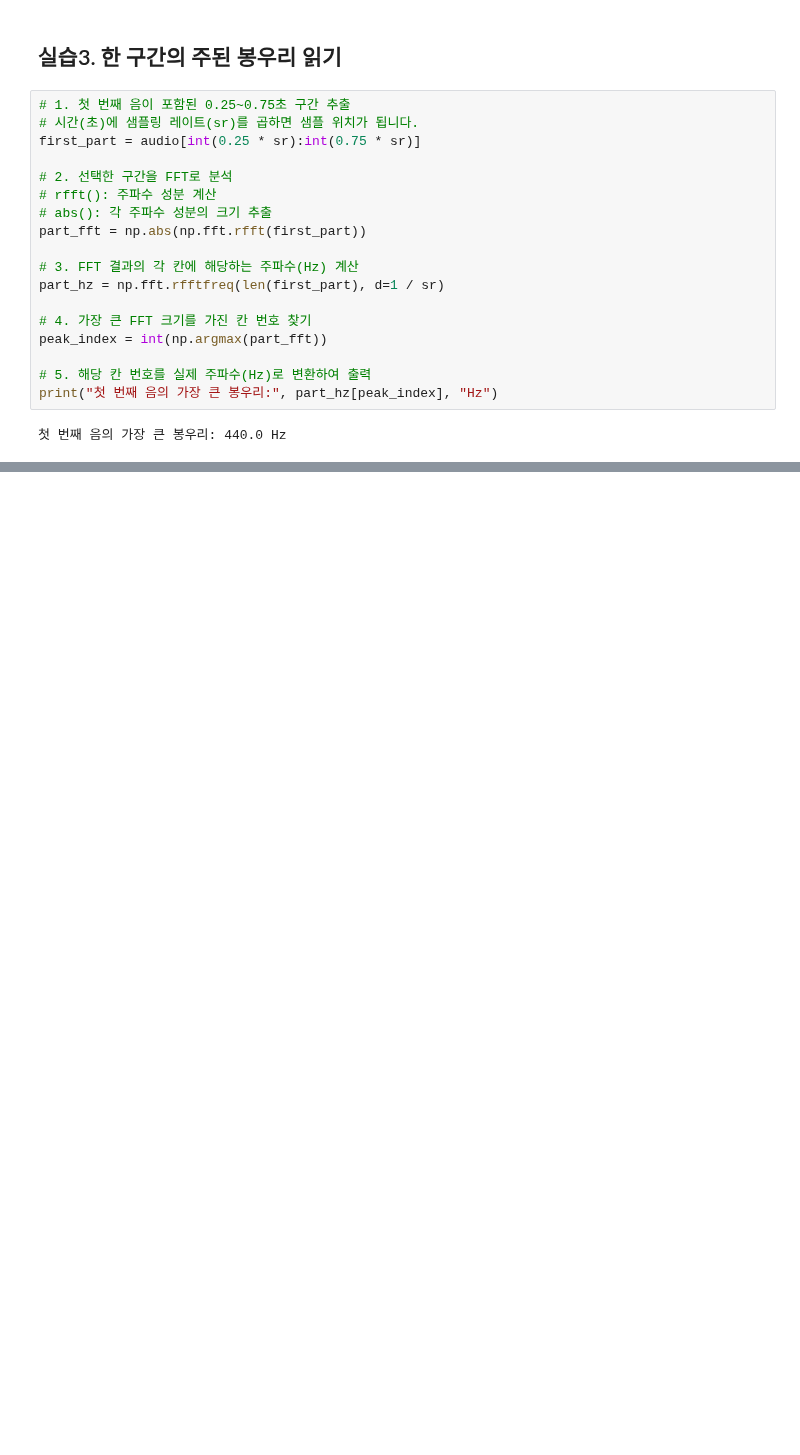
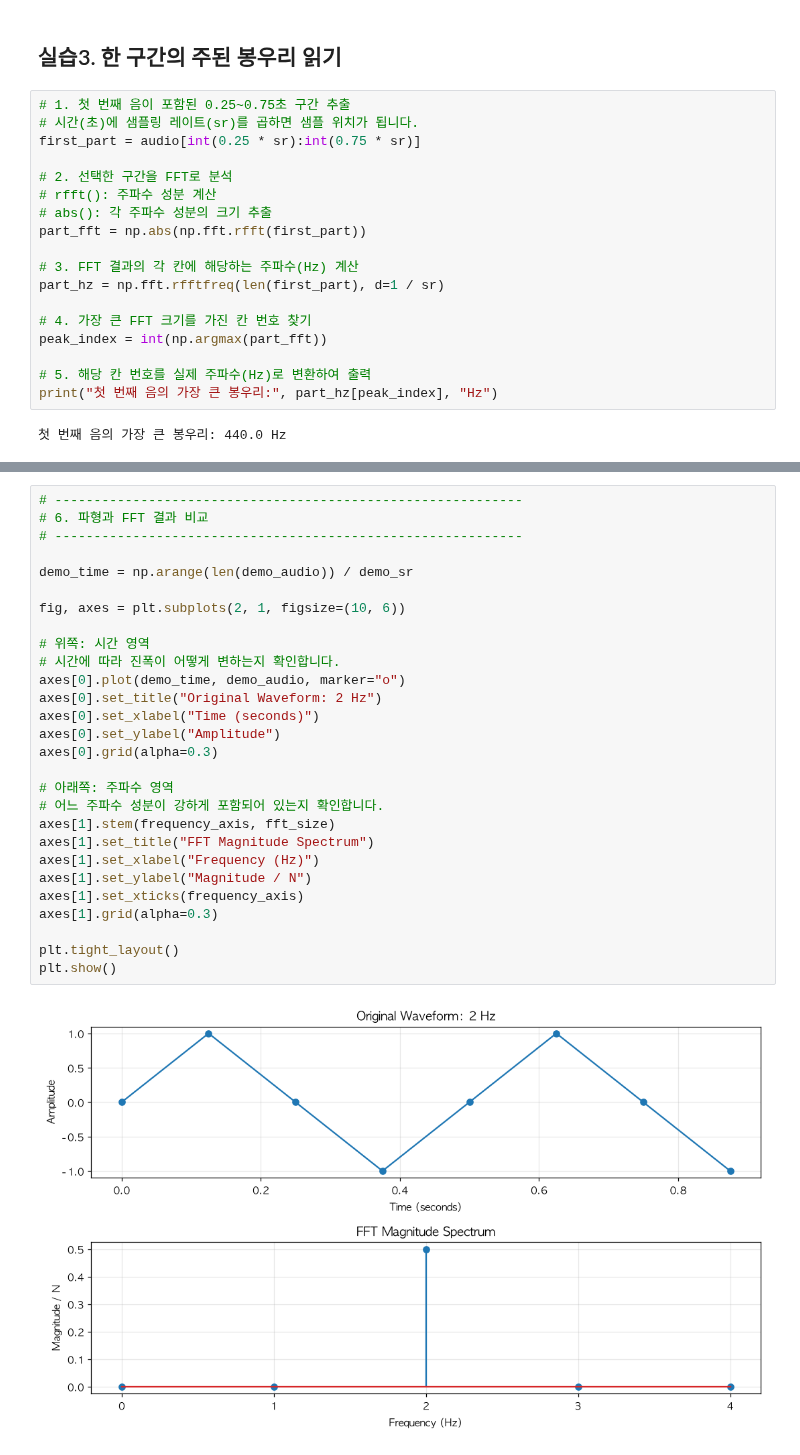
Before and after one commit to greenkey20/ict_innovation_sq_voice_ai, a Jupyter notebook: 017_sound/03_FFT_STFT_그림으로_소리읽기.ipynb, the cells around one changed output, grey strips where cells are left out. Drawn from its saved outputs; the diff is of its cells as text; blank space fills up the shorter version.

```diff
--- a/017_sound/03_FFT_STFT_그림으로_소리읽기.ipynb
+++ b/017_sound/03_FFT_STFT_그림으로_소리읽기.ipynb
@@ -170,0 +618,30 @@ print("첫 번째 음의 가장 큰 봉우리:", part_hz[peak_index], "Hz")
+# %%
+# ------------------------------------------------------------
+# 6. 파형과 FFT 결과 비교
+# ------------------------------------------------------------
+
+demo_time = np.arange(len(demo_audio)) / demo_sr
+
+fig, axes = plt.subplots(2, 1, figsize=(10, 6))
+
+# 위쪽: 시간 영역
+# 시간에 따라 진폭이 어떻게 변하는지 확인합니다.
+axes[0].plot(demo_time, demo_audio, marker="o")
+axes[0].set_title("Original Waveform: 2 Hz")
+axes[0].set_xlabel("Time (seconds)")
+axes[0].set_ylabel("Amplitude")
+axes[0].grid(alpha=0.3)
+
+# 아래쪽: 주파수 영역
+# 어느 주파수 성분이 강하게 포함되어 있는지 확인합니다.
+axes[1].stem(frequency_axis, fft_size)
+axes[1].set_title("FFT Magnitude Spectrum")
+axes[1].set_xlabel("Frequency (Hz)")
+axes[1].set_ylabel("Magnitude / N")
+axes[1].set_xticks(frequency_axis)
+axes[1].grid(alpha=0.3)
+
+plt.tight_layout()
+plt.show()
+# %% [output]
+[figure, added]
```
Also changed, not shown: parts of 53 cells of this notebook.
